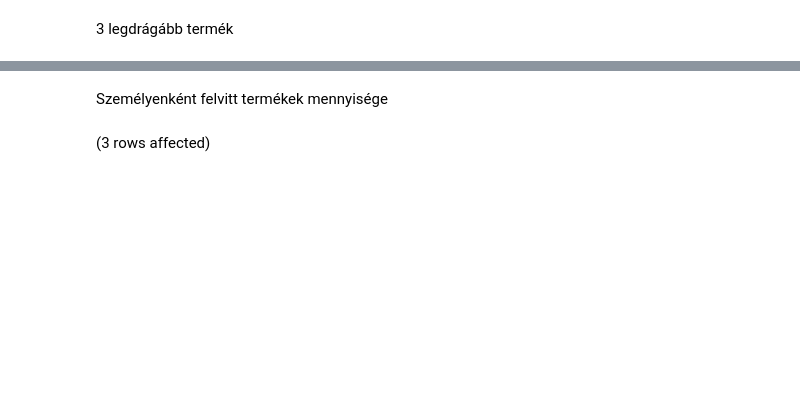
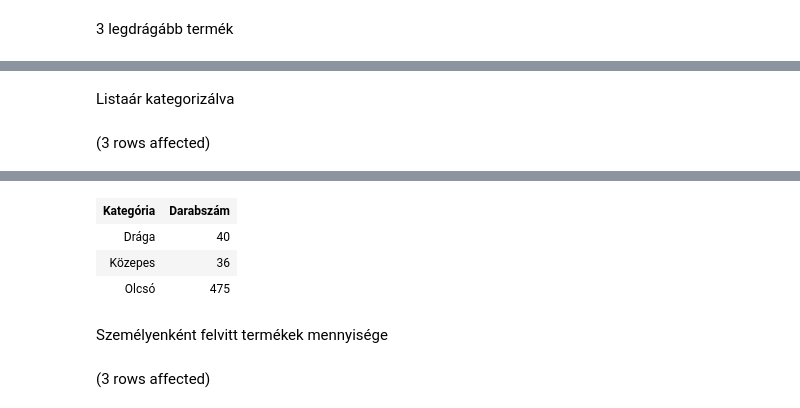
Before and after one commit to majavalami/AdatbG01, a Jupyter notebook: Adatportfóliózás.ipynb, the cells around one changed output, grey strips where cells are left out. Drawn from its saved outputs; the diff is of its cells as text; code cells hidden in the pictures; blank space fills up the shorter version.

```diff
--- a/Adatportfóliózás.ipynb
+++ b/Adatportfóliózás.ipynb
@@ -40,3 +92,22 @@ Total execution time: 00:00:00.035
 | N039-AL222 | kosztüm (hosszú) | 46000 |
 | N035-AL218 | kosztüm (rövid) | 39000 |
 | N029-AL212 | női koktélruha | 32000 |
+# %% [markdown]
+Listaár kategorizálva
+# %%
+SELECT
+CASE
+    WHEN LISTAAR < 500 THEN 'Olcsó'
+    WHEN LISTAAR > 1000 THEN 'Drága'
+    ELSE 'Közepes'
+END AS 'Kategória',
+COUNT(TERMEKKOD) AS 'Darabszám'
+FROM Termek
+GROUP BY
+CASE
+    WHEN LISTAAR < 500 THEN 'Olcsó'
+    WHEN LISTAAR > 1000 THEN 'Drága'
+    ELSE 'Közepes'
+END
+# %% [output]
+(3 rows affected)
@@ -43,3 +115,7 @@ Total execution time: 00:00:00.035
+| Kategória | Darabszám |
+| Drága | 40 |
+| Közepes | 36 |
+| Olcsó | 475 |
 # %% [markdown]
 Személyenként felvitt termékek mennyisége
 # %%
```
Also changed, not shown: parts of 18 cells of this notebook.
